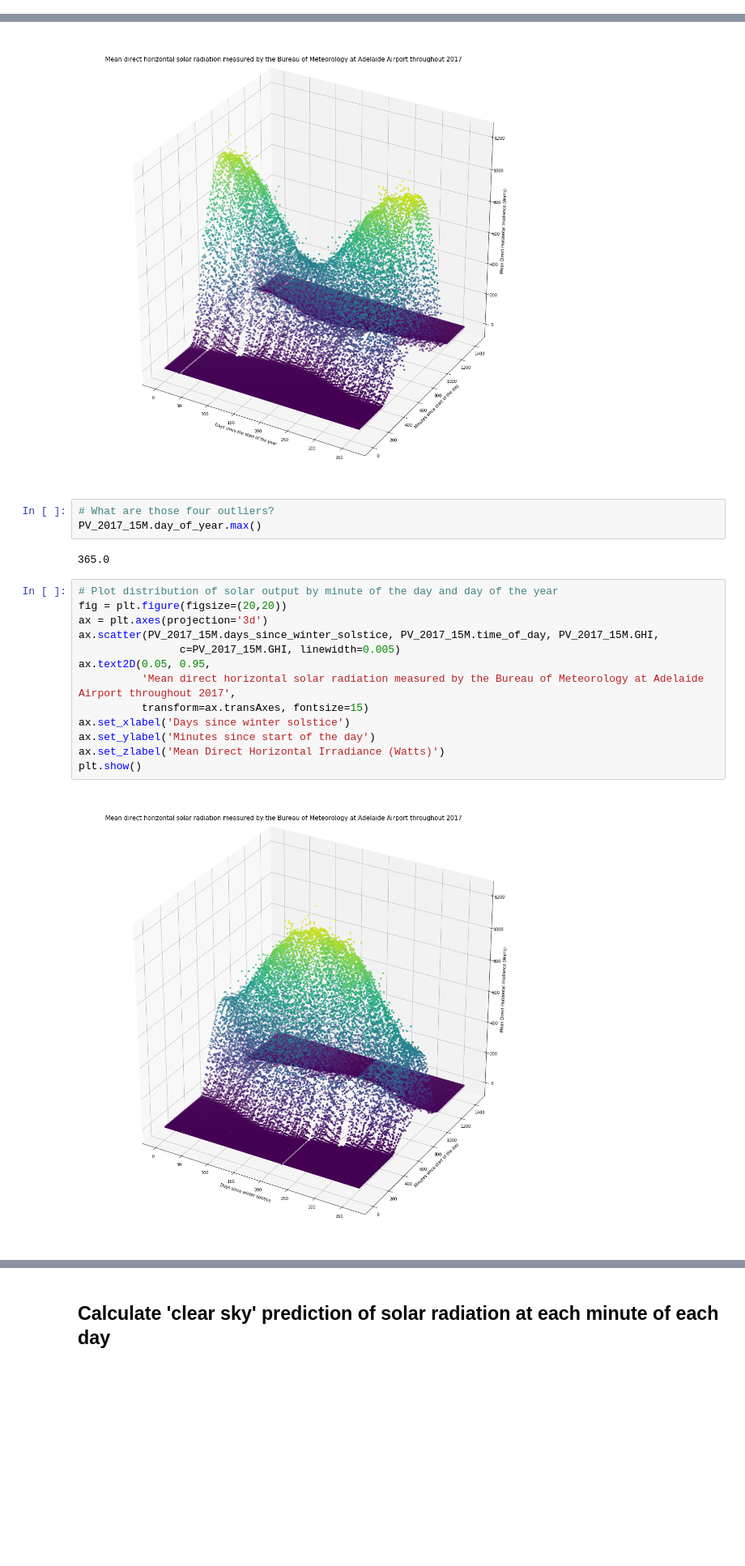
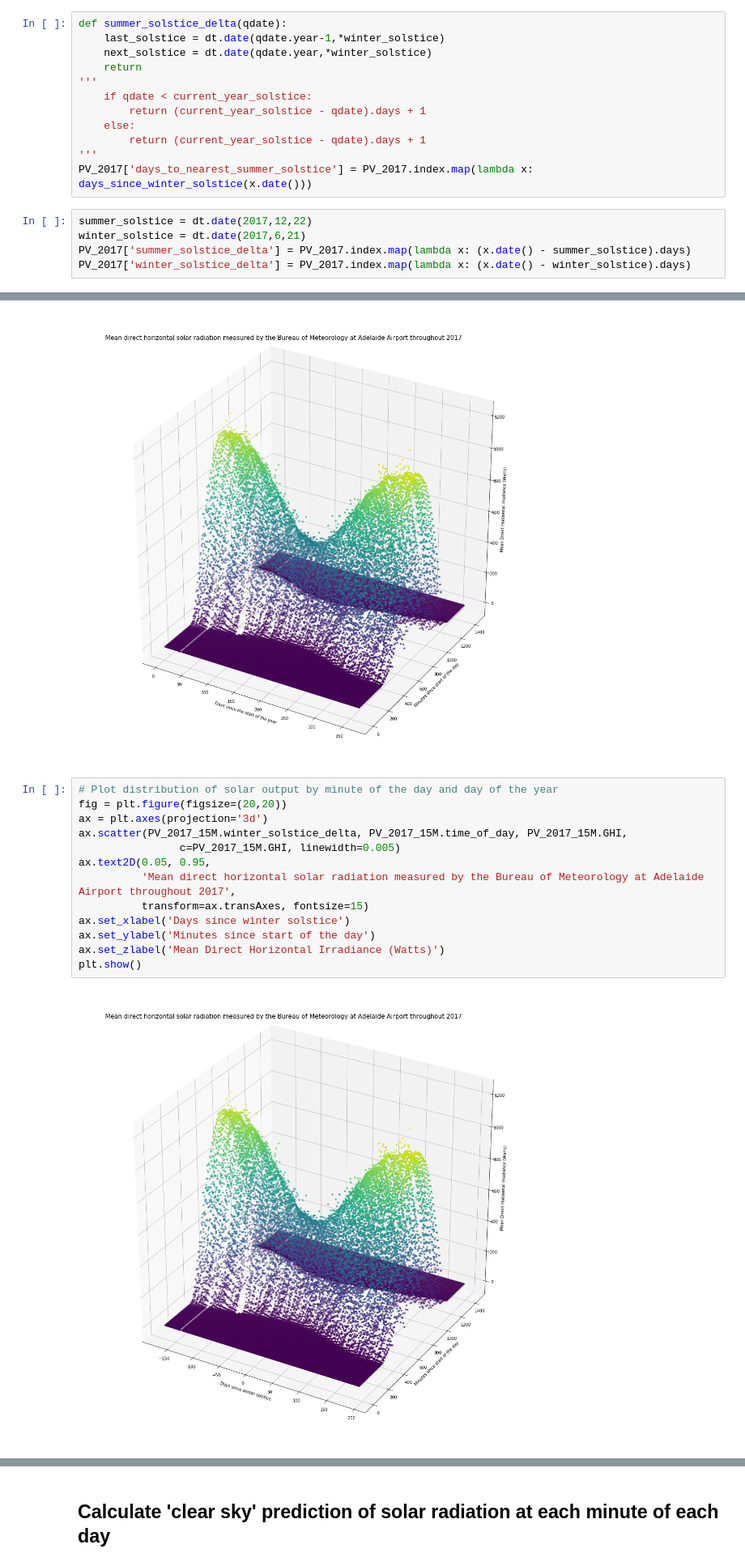
Before and after one commit to MSAmit/Capstone-project, a Jupyter notebook: Normalise_using_clear_sky_model.ipynb, the cells around one changed output, grey strips where cells are left out. Shown at 81% size. Drawn from its saved outputs; the diff is of its cells as text; blank space fills up the shorter version.

Commit message:
Orienting mean of day of year and time of day around zero

```diff
--- a/Normalise_using_clear_sky_model.ipynb
+++ b/Normalise_using_clear_sky_model.ipynb
@@ -95,3 +97,20 @@ PV_2017['days_since_winter_solstice'] = PV_2017.index.map(lambda x: days_since_w
+# %%
+def summer_solstice_delta(qdate):
+    last_solstice = dt.date(qdate.year-1,*winter_solstice)
+    next_solstice = dt.date(qdate.year,*winter_solstice)
+    return
+'''
+    if qdate < current_year_solstice:
+        return (current_year_solstice - qdate).days + 1
+    else:
+        return (current_year_solstice - qdate).days + 1
+'''
+PV_2017['days_to_nearest_summer_solstice'] = PV_2017.index.map(lambda x: days_since_winter_solstice(x.date()))
+# %%
+summer_solstice = dt.date(2017,12,22)
+winter_solstice = dt.date(2017,6,21)
+PV_2017['summer_solstice_delta'] = PV_2017.index.map(lambda x: (x.date() - summer_solstice).days)
+PV_2017['winter_solstice_delta'] = PV_2017.index.map(lambda x: (x.date() - winter_solstice).days)
 # %%
 PV_2017.head()
 # %% [output]
@@ -154,23 +175,18 @@ ax.set_zlabel('Mean Direct Horizontal Irradiance (Watts)')
 plt.show()
 # %% [output]
 [figure]
-# %%
-# What are those four outliers?
-PV_2017_15M.day_of_year.max()
-# %% [output]
-365.0
 # %%
 # Plot distribution of solar output by minute of the day and day of the year
 fig = plt.figure(figsize=(20,20))
 ax = plt.axes(projection='3d')
-ax.scatter(PV_2017_15M.days_since_winter_solstice, PV_2017_15M.time_of_day, PV_2017_15M.GHI,
+ax.scatter(PV_2017_15M.winter_solstice_delta, PV_2017_15M.time_of_day, PV_2017_15M.GHI,
                 c=PV_2017_15M.GHI, linewidth=0.005)
 ax.text2D(0.05, 0.95,
           'Mean direct horizontal solar radiation measured by the Bureau of Meteorology at Adelaide Airport throughout 2017',
           transform=ax.transAxes, fontsize=15)
 ax.set_xlabel('Days since winter solstice')
 ax.set_ylabel('Minutes since start of the day')
 ax.set_zlabel('Mean Direct Horizontal Irradiance (Watts)')
 plt.show()
 # %% [output]
-[figure, old version]
+[figure, new version]
```
Also changed, not shown: parts of 19 cells of this notebook.
